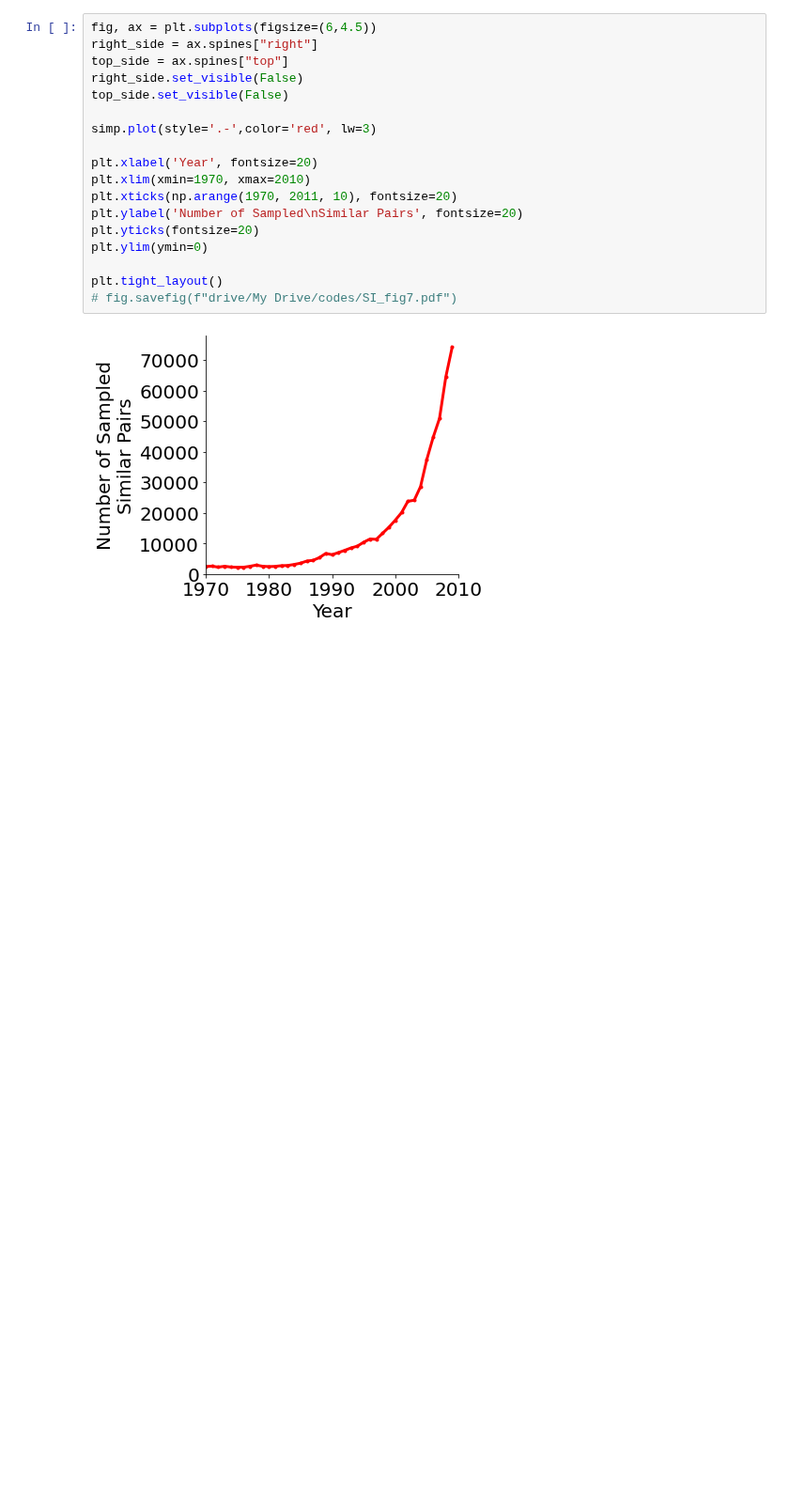
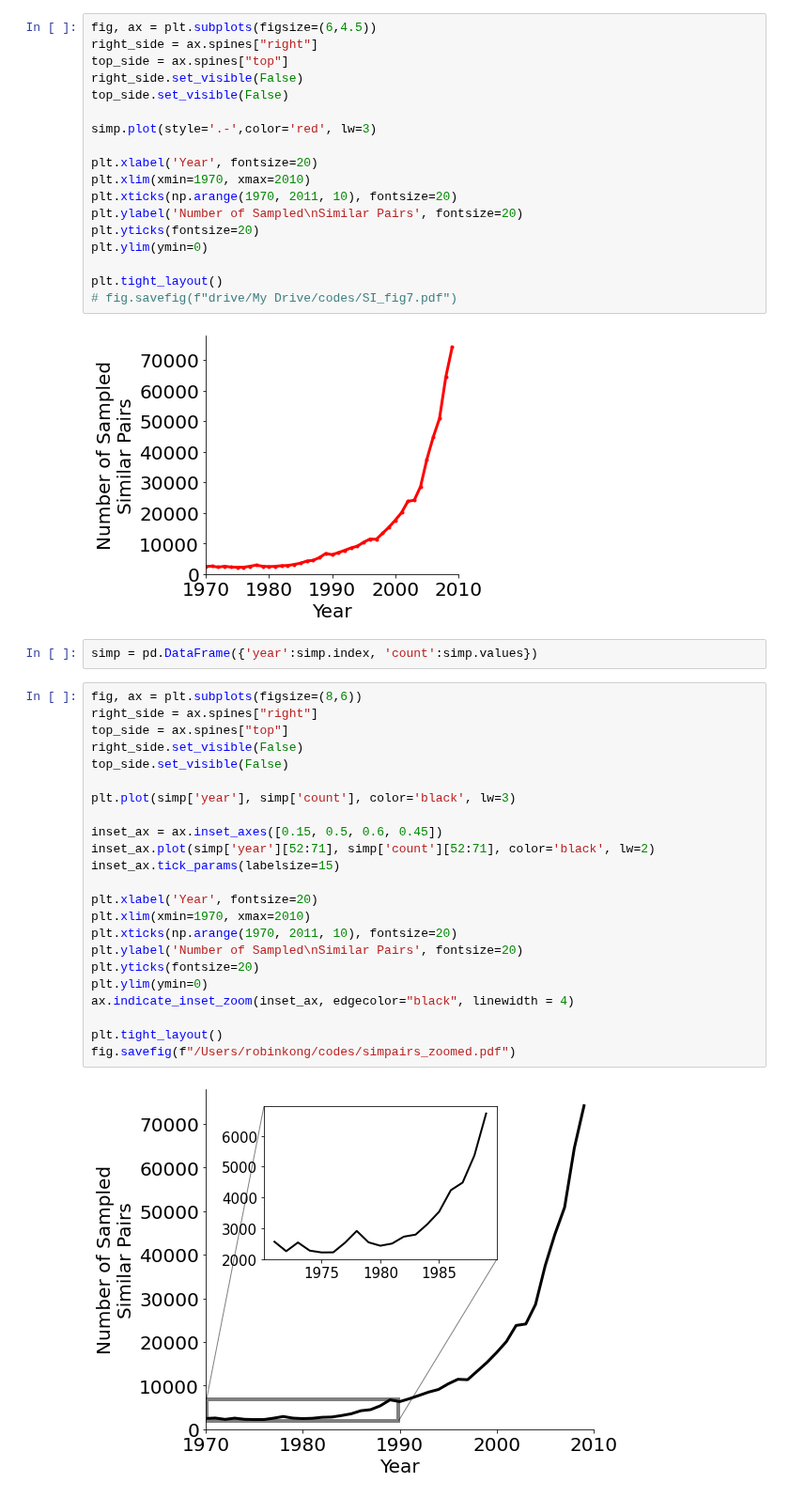
Before and after one commit to therobinkay/firstmover, a Jupyter notebook: main.ipynb, the cells around one changed output. Shown at 94% size. Drawn from its saved outputs; the diff is of its cells as text; blank space fills up the shorter version.

```diff
--- a/main.ipynb
+++ b/main.ipynb
@@ -401,3 +404,30 @@ plt.tight_layout()
 # fig.savefig(f"drive/My Drive/codes/SI_fig7.pdf")
 # %% [output]
 [figure]
+# %%
+simp = pd.DataFrame({'year':simp.index, 'count':simp.values})
+# %%
+fig, ax = plt.subplots(figsize=(8,6))
+right_side = ax.spines["right"]
+top_side = ax.spines["top"]
+right_side.set_visible(False)
+top_side.set_visible(False)
+
+plt.plot(simp['year'], simp['count'], color='black', lw=3)
+
+inset_ax = ax.inset_axes([0.15, 0.5, 0.6, 0.45])
+inset_ax.plot(simp['year'][52:71], simp['count'][52:71], color='black', lw=2)
+inset_ax.tick_params(labelsize=15)
+
+plt.xlabel('Year', fontsize=20)
+plt.xlim(xmin=1970, xmax=2010)
+plt.xticks(np.arange(1970, 2011, 10), fontsize=20)
+plt.ylabel('Number of Sampled\nSimilar Pairs', fontsize=20)
+plt.yticks(fontsize=20)
+plt.ylim(ymin=0)
+ax.indicate_inset_zoom(inset_ax, edgecolor="black", linewidth = 4)
+
+plt.tight_layout()
+fig.savefig(f"/Users/robinkong/codes/simpairs_zoomed.pdf")
+# %% [output]
+[figure, added]
```
Also changed, not shown: parts of 16 cells of this notebook.
